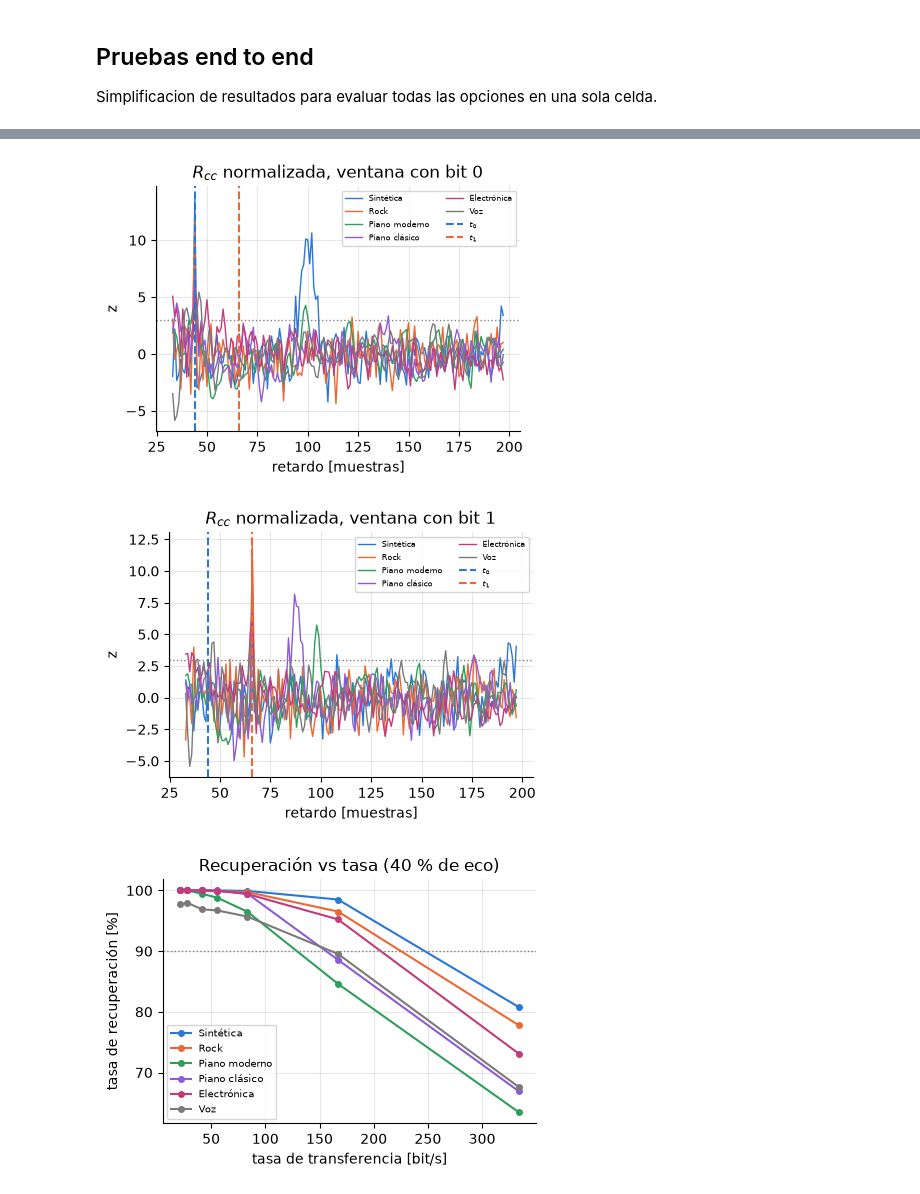
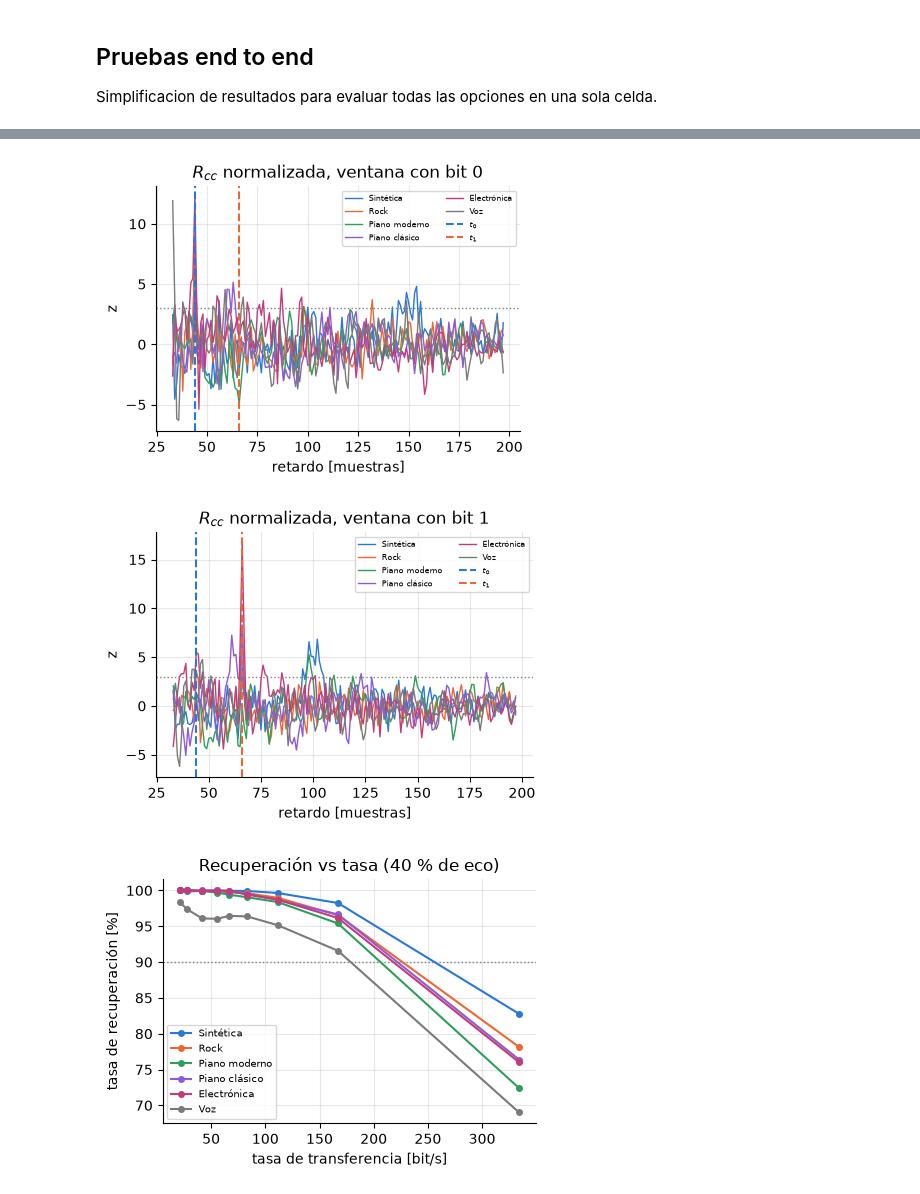
Before and after one commit to ezrzuniga/Esteganografia-por-Enmascaramiento-con-Eco, a Jupyter notebook: python/echo_hiding_poc.ipynb, the cells around one changed output, grey strips where cells are left out. Saved outputs shown, nothing was run; the diff lists cells and outputs as text; code cells hidden in the pictures.

Commit message:
crossfade between kernels, window 10*t_max and gap 13 (R32, R33); regenerated results and paper

```diff
--- a/python/echo_hiding_poc.ipynb
+++ b/python/echo_hiding_poc.ipynb
@@ -16,9 +16,9 @@ from IPython.display import Audio, display
 FS = 44100
 DELAY0_US, DELAY1_US = 1000, 1500   # echo delay for bit 0 / bit 1
 ATT0_PCT, ATT1_PCT = 40, 40         # echo amplitude, % of the original
-WIN_MULT = 16                       # window length = WIN_MULT * max delay
+WIN_MULT = 10                       # window length = WIN_MULT * max delay
 THR = 3.0                           # min robust z-score of an echo peak
-GAP = 8                             # echo-less windows that end the message
+GAP = 13                            # echo-less windows that end the message (~195 ms)
 CHANNEL = 0                         # 0 = left, 1 = right
 
 C0, C1 = "#2a78d6", "#eb6834"
@@ -69,13 +69,25 @@ def kernel(delay, amp):
     return h
 
 
-def encode(x, bits, d=d, a=a, L=L):
+def encode(x, bits, d=d, a=a, L=L, R=None):
+    R = L if R is None else R               # crossfade length (even, <= L); 0 = abrupt switching
     h = [kernel(d[0], a[0]), kernel(d[1], a[1])]
     y = np.zeros(len(x) + max(d))
-    for k, s in enumerate(range(0, len(x), L)):
-        v = x[s:s + L]
+    nw = -(-len(x) // L)
+    for k in range(nw):
+        s, e = k * L, (k + 1) * L
+        lo, hi = max(0, s - R // 2), min(len(x), e + R // 2)
+        n = np.arange(lo, hi)
+        w = np.ones(hi - lo)                # sin^2 ramps: overlapping windows sum to one
+        if R and k > 0:
+            m = n < s + R // 2
+            w[m] = np.sin(np.pi / 2 * (n[m] - (s - R // 2) + 0.5) / R) ** 2
+        if R and k < nw - 1:
+            m = n >= e - R // 2
+            w[m] = np.cos(np.pi / 2 * (n[m] - (e - R // 2) + 0.5) / R) ** 2
+        v = x[lo:hi] * w
         yk = np.convolve(v, h[bits[k]]) if k < len(bits) else v
-        y[s:s + len(yk)] += yk  # overlap-add: the N-1 tail spills into the next window
+        y[lo:lo + len(yk)] += yk  # overlap-add: ramps and the N-1 tail spill into the neighbours
     return y[:len(x)]
 
 
@@ -252,7 +264,7 @@ META = {"title": "Echo Song", "artist": "The Cepstrals", "author": "J. Doe", "al
         "year": "2026", "guest": "A. Delay", "producer": "M. Convolve",
         "mood": "calm"}                      # clave desconocida -> stderr (R50, R51)
 ATTS = [5, 10, 20, 30, 40, 50]               # barrido de amplitud [%]
-MULTS = [2, 4, 8, 12, 16, 24, 32]            # barrido de ventana (L = mult * t_max)
+MULTS = [2, 4, 6, 8, 10, 12, 16, 24, 32]            # barrido de ventana (L = mult * t_max)
 NREP = 3                                     # repeticiones por punto del barrido (mediana)
 OUT = Path("../Reporte/images/todas")
 OUT.mkdir(parents=True, exist_ok=True)
@@ -489,4 +501,4 @@ Sintética            100.0          0      100.0        1.1        7/7
 [figure]
-[figure, old version]
+[figure, new version]
-[figure, old version]
+[figure, new version]
-[figure, old version]
+[figure, new version]
```
Also changed, not shown: parts of 6 cells of this notebook, 14 other files.
